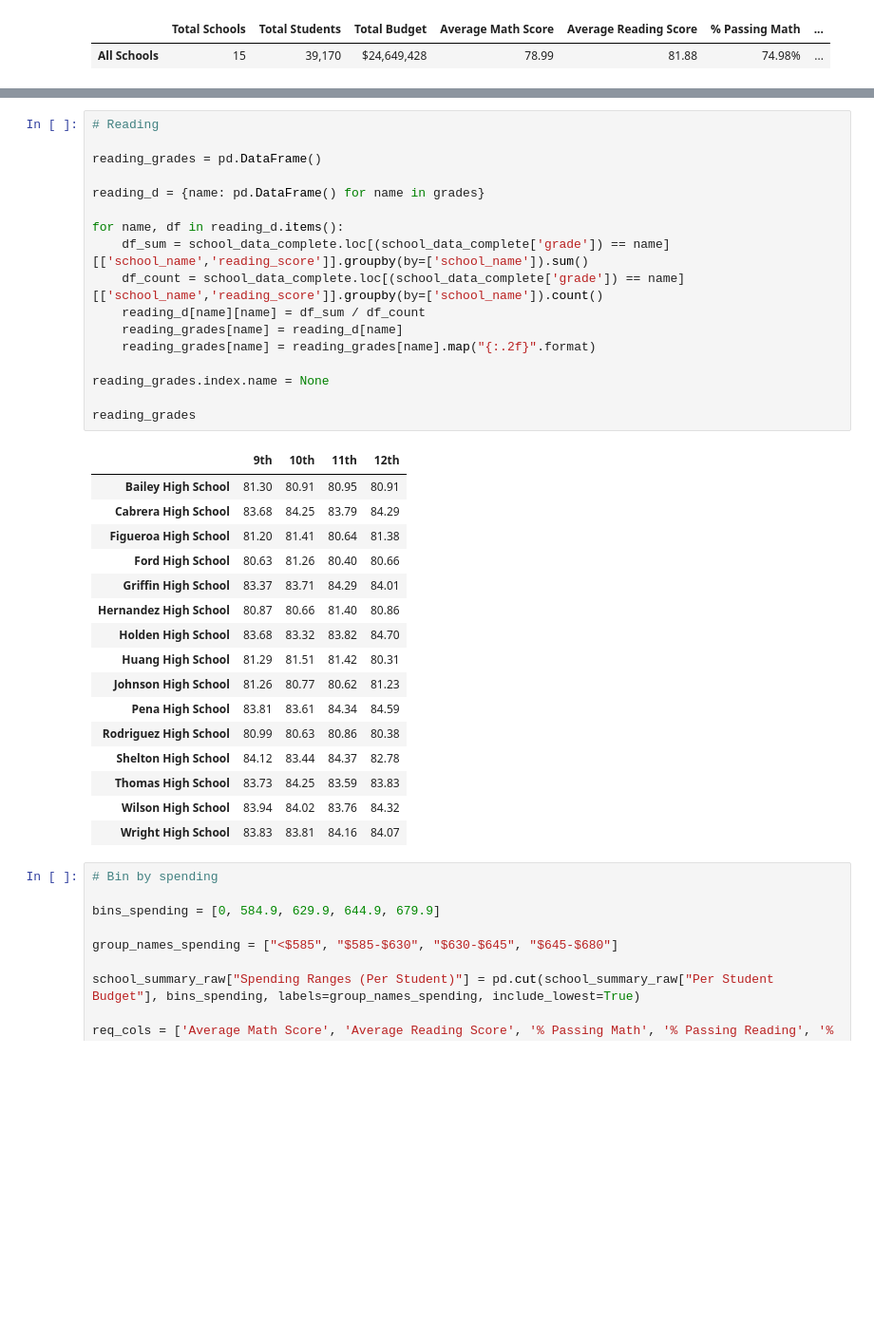
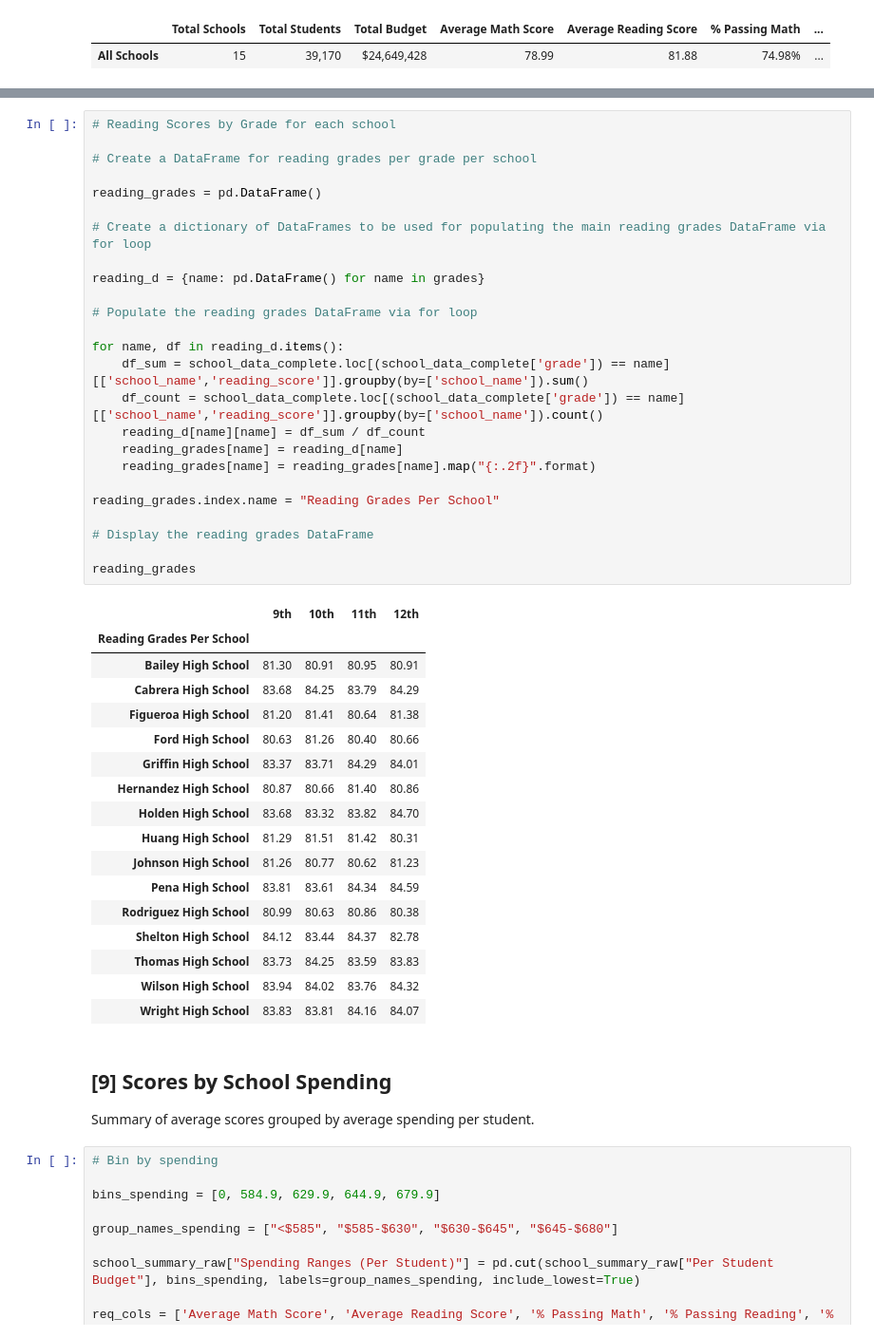
Before and after one commit to Ahmadhha/pandas-challenge, a Jupyter notebook: PyCitySchools/PyCitySchools.ipynb, the cells around one changed output, grey strips where cells are left out. Shown at 95% size. Cells and saved outputs as stored; diff of their text form; blank space fills up the shorter version.

```diff
--- a/PyCitySchools/PyCitySchools.ipynb
+++ b/PyCitySchools/PyCitySchools.ipynb
@@ -240,22 +227,31 @@ math_grades
 # %%
-# Reading
+# Reading Scores by Grade for each school
+
+# Create a DataFrame for reading grades per grade per school
 
 reading_grades = pd.DataFrame()
 
+# Create a dictionary of DataFrames to be used for populating the main reading grades DataFrame via for loop
+
 reading_d = {name: pd.DataFrame() for name in grades}
+
+# Populate the reading grades DataFrame via for loop
 
 for name, df in reading_d.items():
     df_sum = school_data_complete.loc[(school_data_complete['grade']) == name][['school_name','reading_score']].groupby(by=['school_name']).sum()
     df_count = school_data_complete.loc[(school_data_complete['grade']) == name][['school_name','reading_score']].groupby(by=['school_name']).count()
     reading_d[name][name] = df_sum / df_count
     reading_grades[name] = reading_d[name]
     reading_grades[name] = reading_grades[name].map("{:.2f}".format)
 
-reading_grades.index.name = None
+reading_grades.index.name = "Reading Grades Per School"
+
+# Display the reading grades DataFrame
 
 reading_grades
 # %% [output]
 |  | 9th | 10th | 11th | 12th |
+| Reading Grades Per School |  |  |  |  |
 | Bailey High School | 81.30 | 80.91 | 80.95 | 80.91 |
 | Cabrera High School | 83.68 | 84.25 | 83.79 | 84.29 |
 | Figueroa High School | 81.20 | 81.41 | 80.64 | 81.38 |
@@ -271,6 +267,10 @@ reading_grades
 | Thomas High School | 83.73 | 84.25 | 83.59 | 83.83 |
 | Wilson High School | 83.94 | 84.02 | 83.76 | 84.32 |
 | Wright High School | 83.83 | 83.81 | 84.16 | 84.07 |
+# %% [markdown]
+## [9] Scores by School Spending
+
+Summary of average scores grouped by average spending per student.
 # %%
 # Bin by spending
 
```
Also changed, not shown: parts of 20 cells of this notebook.
